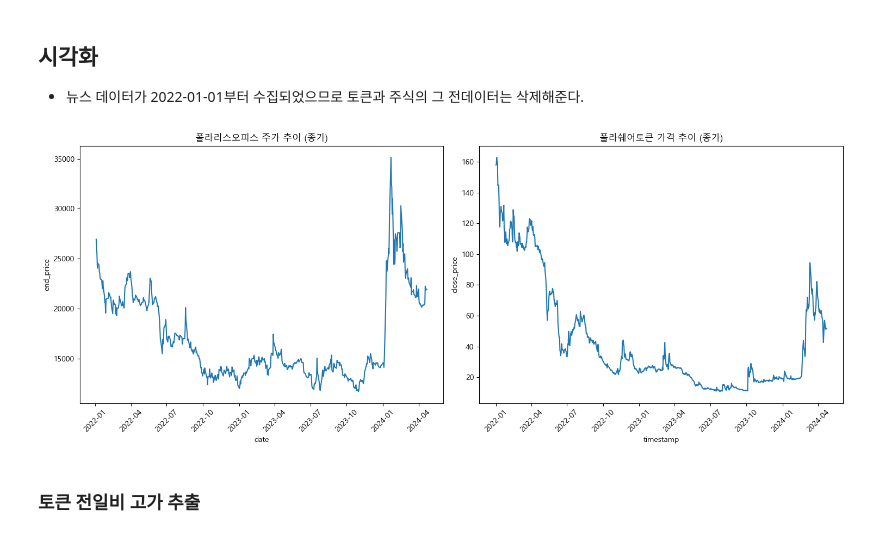
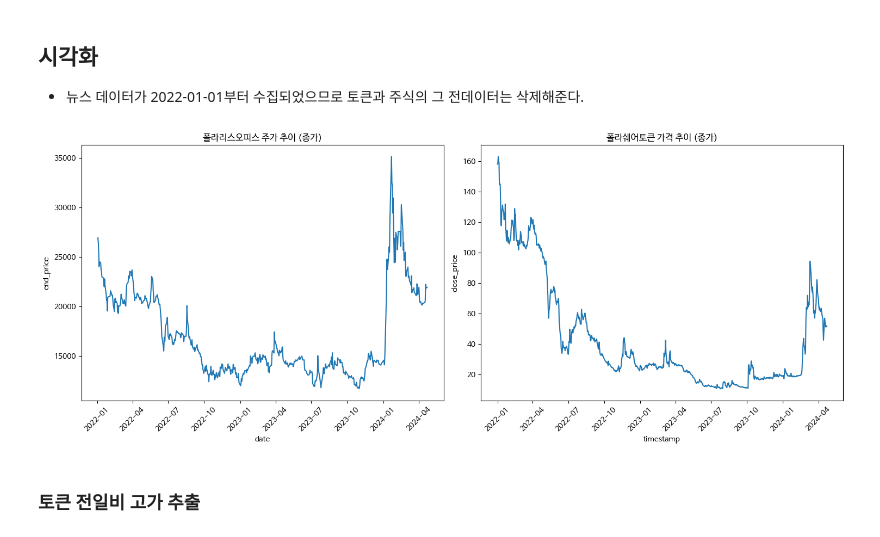
Before and after one commit to entangelk/poliris_news, a Jupyter notebook: docs/analysis/stock_analysis.ipynb, the cells around one changed output. Cells and saved outputs as stored; diff of their text form; code cells hidden in the pictures.

```diff
--- a/docs/analysis/stock_analysis.ipynb
+++ b/docs/analysis/stock_analysis.ipynb
@@ -133,25 +155,25 @@ pola_token = pola_token.query('timestamp > "2021-12-31"')
 import matplotlib.pyplot as plt
 import seaborn as sns
 # %%
-plt.rcParams['font.family'] = 'Malgun Gothic'
+plt.rcParams['font.family'] = 'NanumBarunGothic'
 
 plt.figure(figsize=(15, 6))
 
 plt.subplot(1, 2, 1)
 sns.lineplot(data=pola_stock, x='date', y='end_price')
 plt.xticks(rotation = 45)
 plt.title('폴라리스오피스 주가 추이 (종가)')
 
 plt.subplot(1, 2, 2)
 sns.lineplot(data=pola_token, x='timestamp', y='close_price')
 plt.xticks(rotation = 45)
 plt.title('폴라쉐어토큰 가격 추이 (종가)')
 
 plt.tight_layout()
 
 plt.show()
 # %% [output]
-[figure, old version]
+[figure, new version]
 # %% [markdown]
 ### 토큰 전일비 고가 추출
 # %%
```
Also changed, not shown: parts of 8 cells of this notebook, 1 other file.
